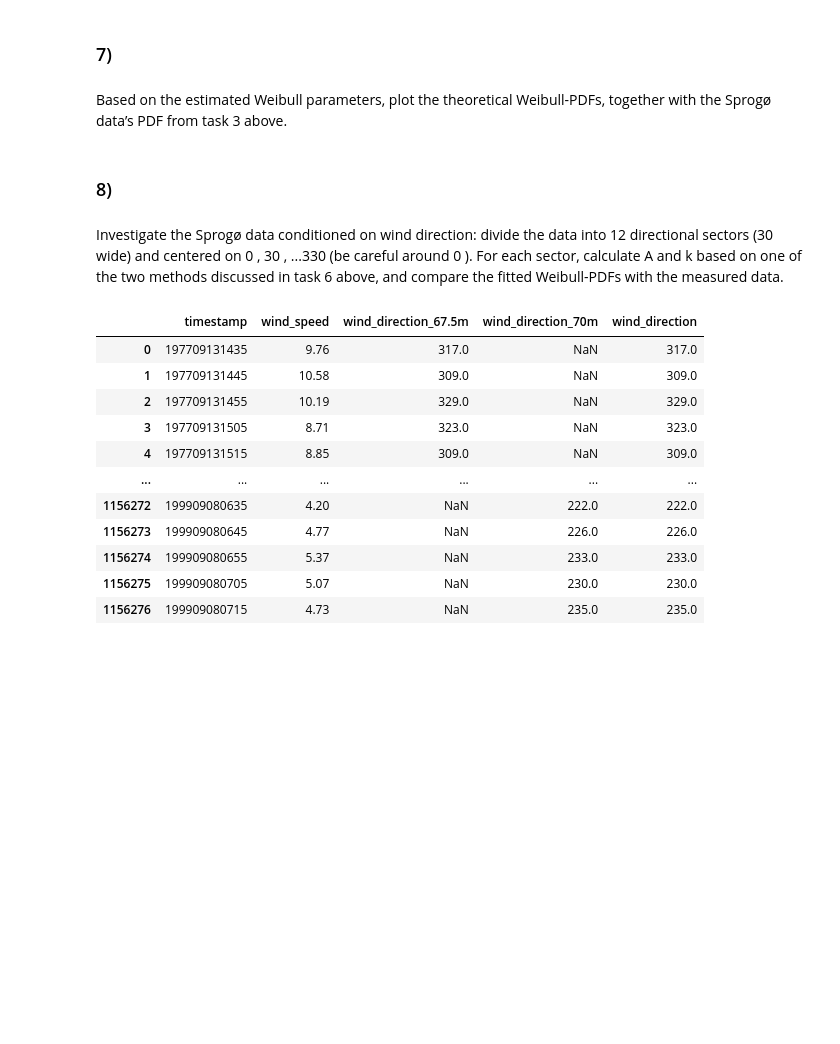
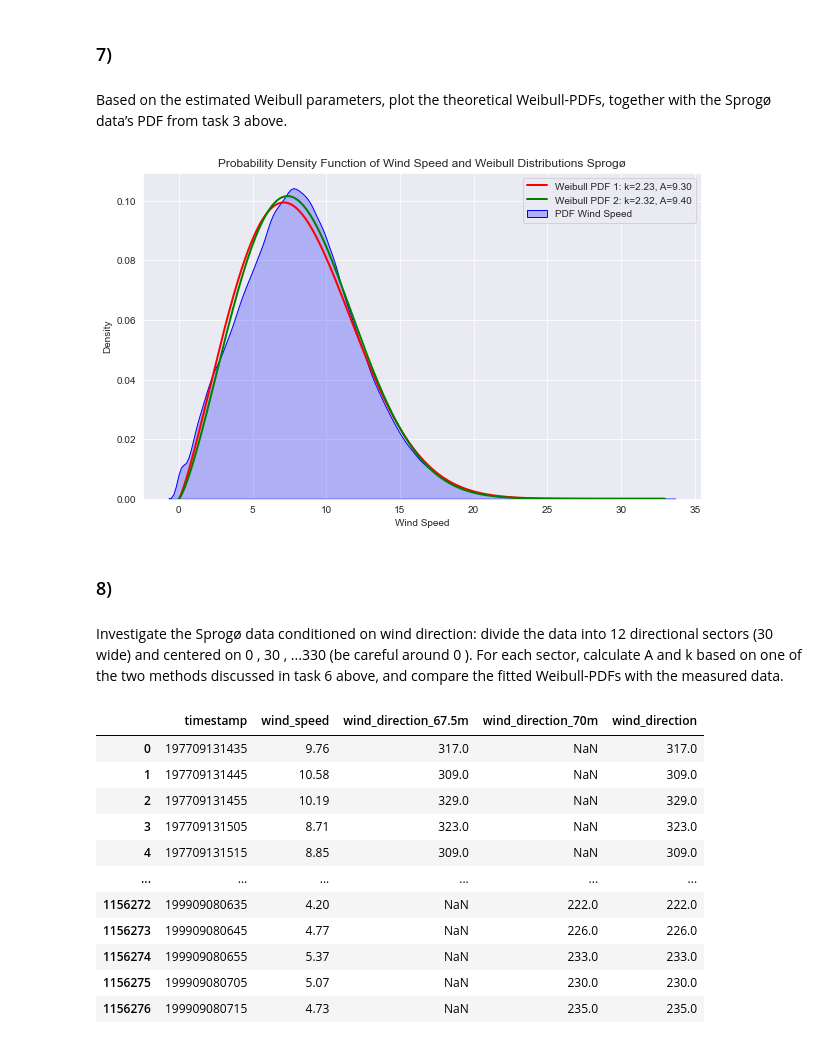
Before and after one commit to AlexDelBarco/IMWE, a Jupyter notebook: Assignment_1.ipynb, the cells around one changed output. Saved outputs shown, nothing was run; the diff lists cells and outputs as text; code cells hidden in the pictures; blank space fills up the shorter version.

```diff
--- a/Assignment_1.ipynb
+++ b/Assignment_1.ipynb
@@ -600,6 +583,84 @@ Estimated A: 2.8686000777293725, Estimated k: 2.7873163321860766
 # %% [markdown]
 Based on the estimated Weibull parameters, plot the theoretical Weibull-PDFs, together
 with the Sprogø data’s PDF from task 3 above.
+# %%
+import numpy as np
+import matplotlib.pyplot as plt
+import seaborn as sns
+from sympy import symbols, Eq, nsolve, gamma, exp
+from scipy.stats import weibull_min
+
+# Assuming sprog['wind_speed'] is your data
+wind_speed = sprog['wind_speed'].dropna()
+
+# Calculate the mean and standard deviation of the wind speed
+mean_wind_speed = np.mean(wind_speed)
+std_wind_speed = np.std(wind_speed)
+
+# Define the first Weibull parameters calculation
+def weibull(mean, std):
+    A = symbols('A')
+    k = symbols('k')
+
+    eq1 = Eq(A * gamma(1 + (1 / k)), mean)
+    eq2 = Eq((A**2) * (gamma(1 + (2 / k)) - (gamma(1 + (1 / k))**2)), std**2)
+
+    sol = nsolve((eq1, eq2), (k, A), (2, 9))
+    return sol
+
+# Get the first set of parameters
+k1, A1 = weibull(mean_wind_speed, std_wind_speed)
+
+# Convert symbolic results to float
+k1 = float(k1)
+A1 = float(A1)
+
+# Calculate the second set of parameters based on empirical CDF
+def weibullp(mean, cdf_mean):
+    Ap, kp = symbols('Ap kp')  # Define variables for Ap (scale) and kp (shape)
+
+    eq3 = Eq((Ap**3) * gamma(1 + (3 / kp)), 962.564)
+    eq4 = Eq(1 - exp(-(mean / Ap)**kp), cdf_mean)
+
+    sol = nsolve((eq3, eq4), (kp, Ap), (2, 9))
+    return sol
+
+# Compute the second set of parameters
+sorted_wind_speed = np.sort(wind_speed)
+cdf = np.arange(1, len(sorted_wind_speed) + 1) / len(sorted_wind_speed)
+cdf_mean = np.interp(mean_wind_speed, sorted_wind_speed, cdf)
+k2, A2 = weibullp(mean_wind_speed, cdf_mean)
+
+# Convert symbolic results to float
+k2 = float(k2)
+A2 = float(A2)
+
+# Create an x range for plotting
+x_values = np.linspace(0, max(wind_speed), 1000)
+
+# Calculate the Weibull PDFs for both sets of parameters
+pdf1 = weibull_min.pdf(x_values, k1, scale=A1)
+pdf2 = weibull_min.pdf(x_values, k2, scale=A2)
+
+# Create the KDE plot
+plt.figure(figsize=(10, 6))
+sns.kdeplot(wind_speed, fill=True, color="blue", label="PDF Wind Speed")
+
+# Plot the Weibull PDFs
+plt.plot(x_values, pdf1, color="red", label=f"Weibull PDF 1: k={k1:.2f}, A={A1:.2f}", linewidth=2)
+plt.plot(x_values, pdf2, color="green", label=f"Weibull PDF 2: k={k2:.2f}, A={A2:.2f}", linewidth=2)
+
+# Adding title and labels
+plt.title('Probability Density Function of Wind Speed and Weibull Distributions Sprogø')
+plt.xlabel('Wind Speed')
+plt.ylabel('Density')
+plt.legend()
+
+# Save the plot to a file
+plt.savefig('Task_7_1_wind_speed_pdf_weibull.png', dpi=300)  # Save as PNG
+plt.show()
+# %% [output]
+[figure, added]
 # %% [markdown]
 ### 8)
 # %% [markdown]
```
Also changed, not shown: parts of 5 cells of this notebook, 8 other files.
